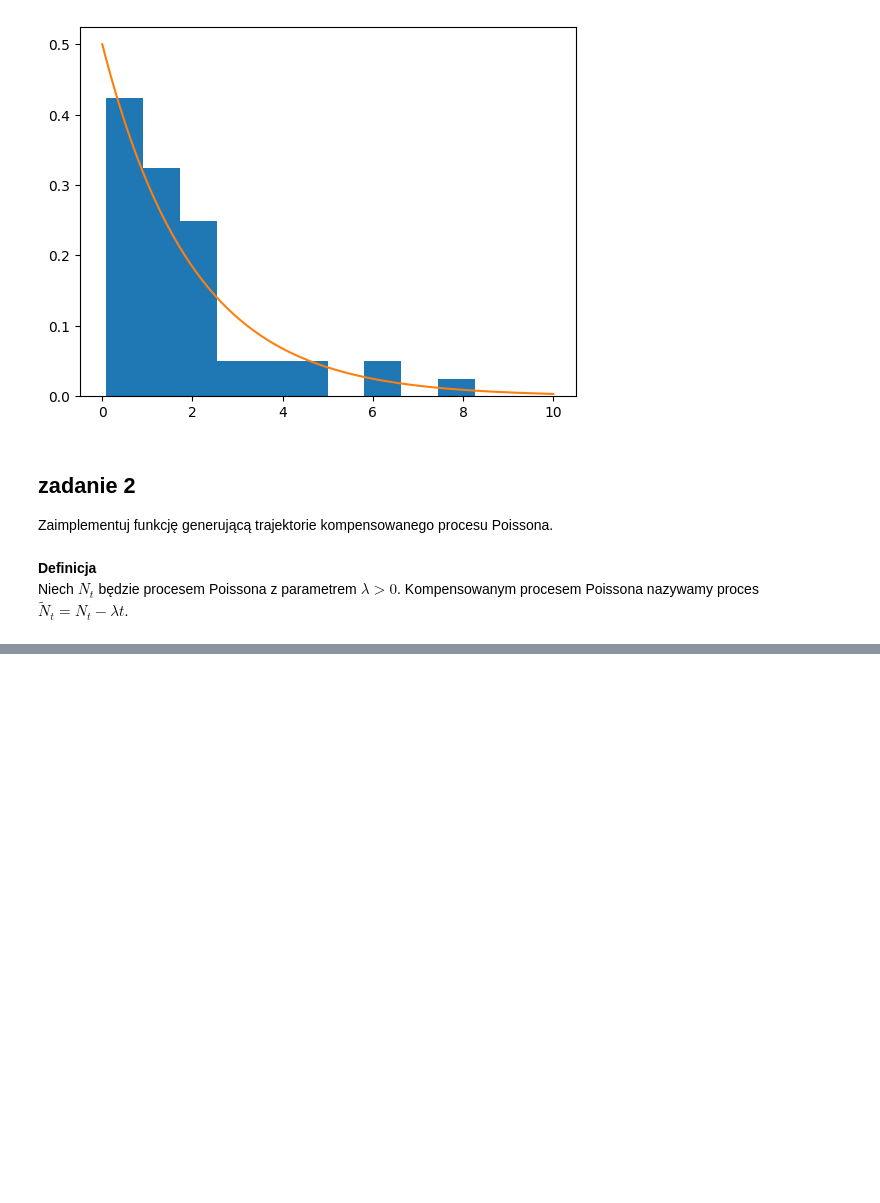
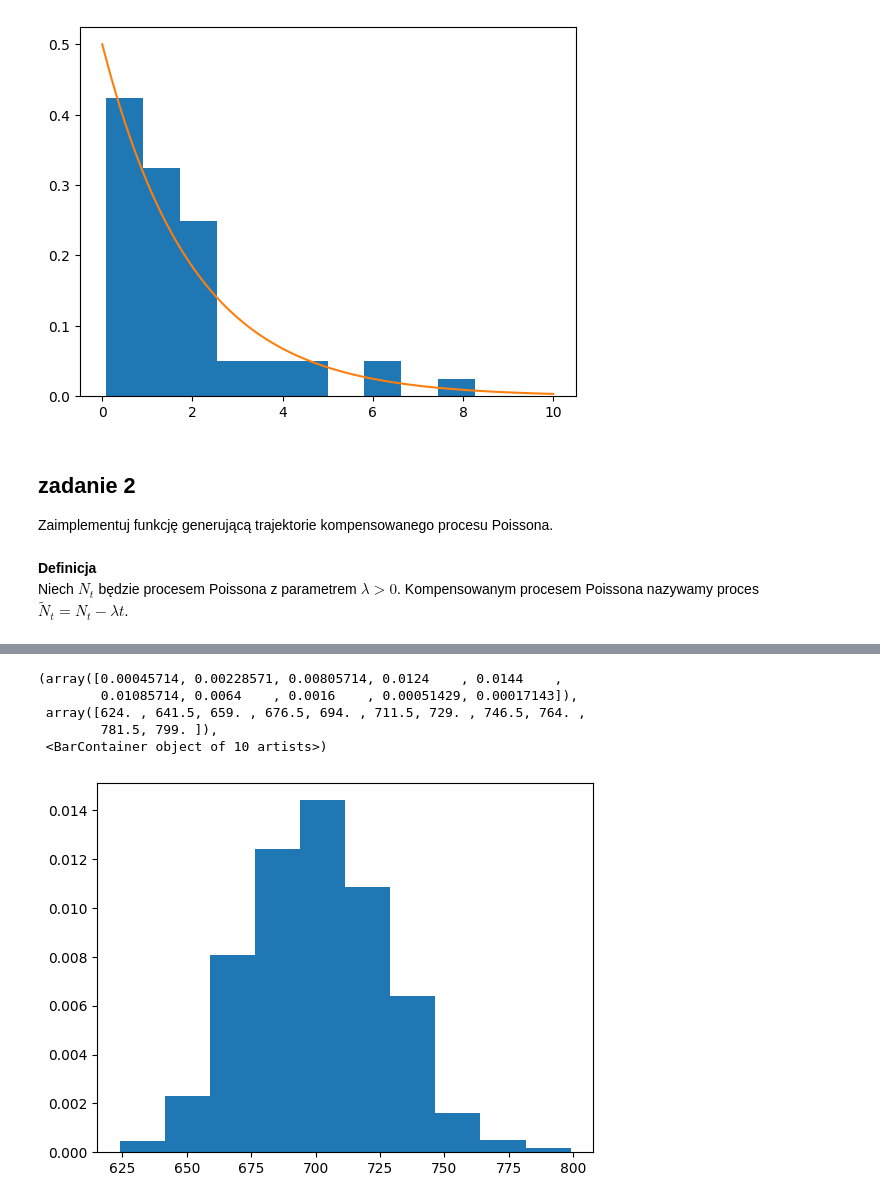
Before and after one commit to MariaNowacka/4-semestr, a Jupyter notebook: symulacje/Nowacka_Lista5.ipynb, the cells around one changed output, grey strips where cells are left out. Drawn from its saved outputs; the diff is of its cells as text; code cells hidden in the pictures; blank space fills up the shorter version.

```diff
--- a/symulacje/Nowacka_Lista5.ipynb
+++ b/symulacje/Nowacka_Lista5.ipynb
@@ -53,0 +106,12 @@ plt.show()
+# %%
+xs = np.linspace(0,1000,100)
+plt.hist(B, density=True)
+# plt.plot(xs, poisson.pmf(xs, lam2, loc=0))
+# plt.plot(xs,expon.pdf(xs, loc = 0, scale = 1/lam2))
+# %% [output]
+(array([0.00045714, 0.00228571, 0.00805714, 0.0124    , 0.0144    ,
+        0.01085714, 0.0064    , 0.0016    , 0.00051429, 0.00017143]),
+ array([624. , 641.5, 659. , 676.5, 694. , 711.5, 729. , 746.5, 764. ,
+        781.5, 799. ]),
+ <BarContainer object of 10 artists>)
+[figure, added]
```
Also changed, not shown: parts of 10 cells of this notebook.
